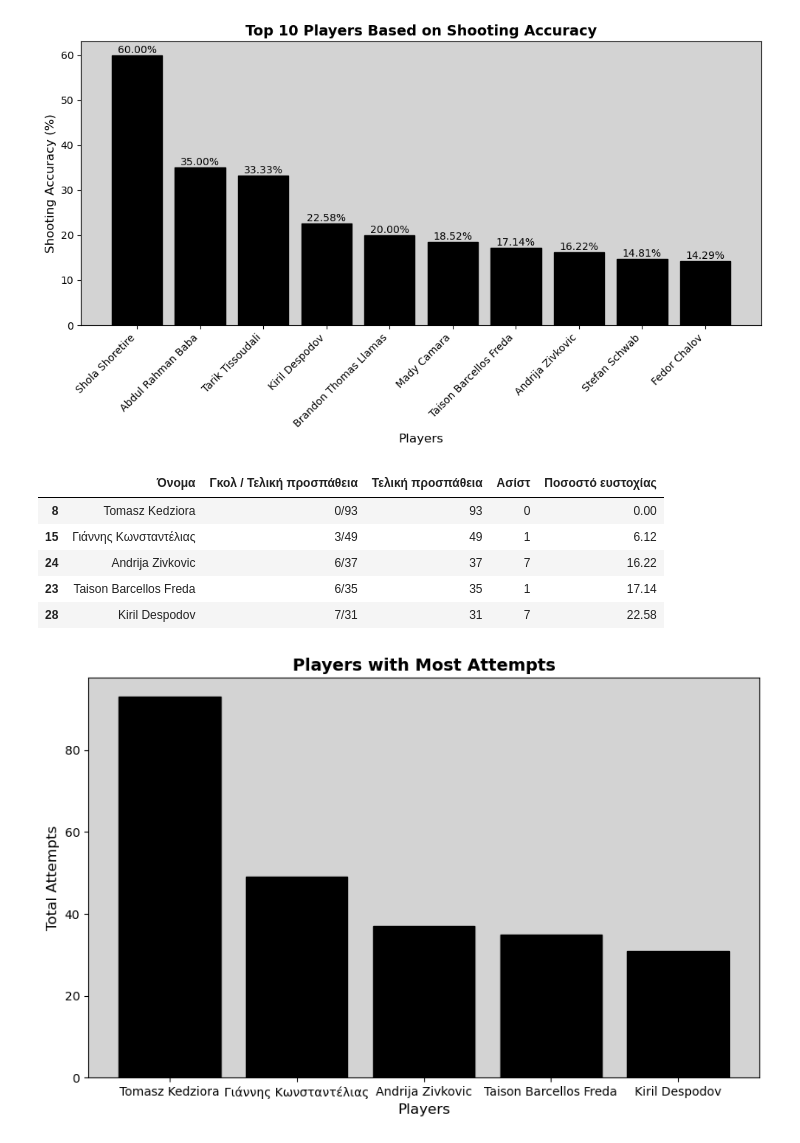
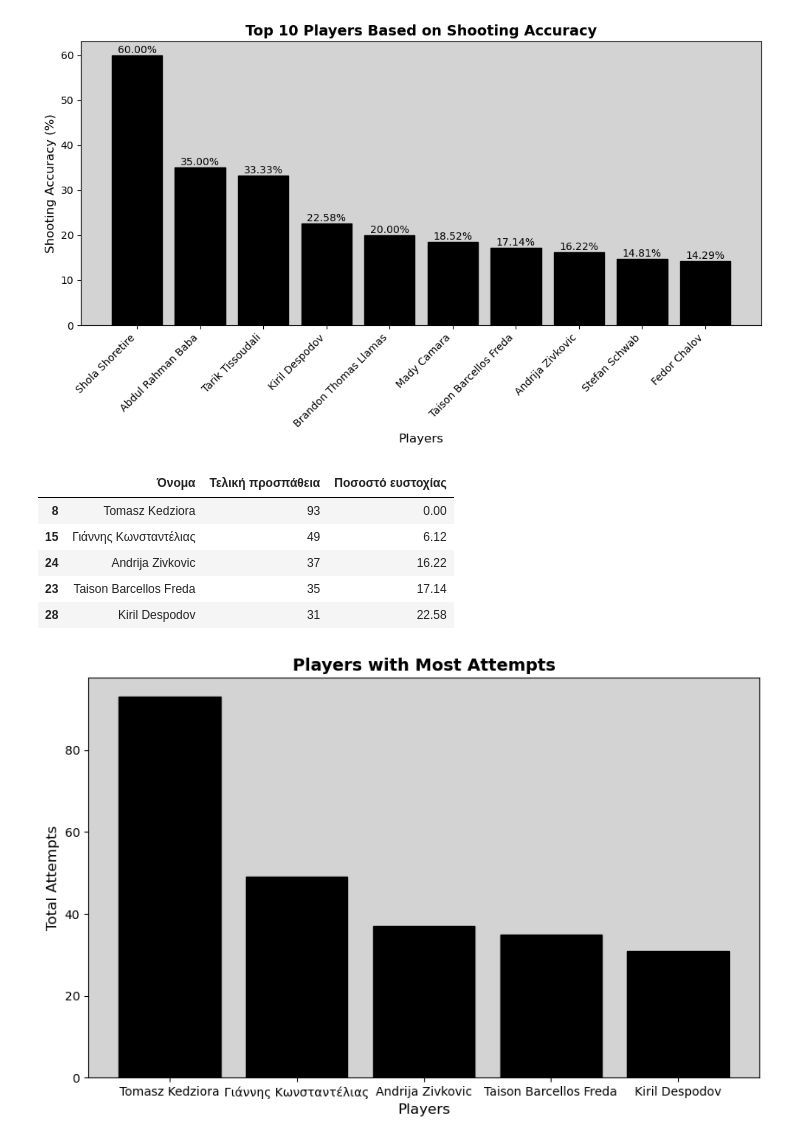
Before and after one commit to vasilis6194/football-scrape-project, a Jupyter notebook: 3. Analysis/paok_webscraping_analysis.ipynb, the cells around one changed output. Drawn from its saved outputs; the diff is of its cells as text; code cells hidden in the pictures.

```diff
--- a/3. Analysis/paok_webscraping_analysis.ipynb
+++ b/3. Analysis/paok_webscraping_analysis.ipynb
@@ -440,16 +439,16 @@ plt.show()
 [figure]
 # %%
 most_shoots = df2.sort_values(by='Τελική προσπάθεια',ascending=False). \
-head()[['Όνομα','Γκολ / Τελική προσπάθεια','Τελική προσπάθεια','Ασίστ','Ποσοστό ευστοχίας']]
+head()[['Όνομα','Τελική προσπάθεια','Ποσοστό ευστοχίας']]
 
 most_shoots
 # %% [output]
-|  | Όνομα | Γκολ / Τελική προσπάθεια | Τελική προσπάθεια | Ασίστ | Ποσοστό ευστοχίας |
-| 8 | Tomasz Kedziora | 0/93 | 93 | 0 | 0.00 |
-| 15 | Γιάννης Κωνσταντέλιας | 3/49 | 49 | 1 | 6.12 |
-| 24 | Andrija Zivkovic | 6/37 | 37 | 7 | 16.22 |
-| 23 | Taison Barcellos Freda | 6/35 | 35 | 1 | 17.14 |
-| 28 | Kiril Despodov | 7/31 | 31 | 7 | 22.58 |
+|  | Όνομα | Τελική προσπάθεια | Ποσοστό ευστοχίας |
+| 8 | Tomasz Kedziora | 93 | 0.00 |
+| 15 | Γιάννης Κωνσταντέλιας | 49 | 6.12 |
+| 24 | Andrija Zivkovic | 37 | 16.22 |
+| 23 | Taison Barcellos Freda | 35 | 17.14 |
+| 28 | Kiril Despodov | 31 | 22.58 |
 # %%
 # Plotting
 plt.figure(figsize=(10, 6))
```
Also changed, not shown: parts of 14 cells of this notebook, 2 other files.
